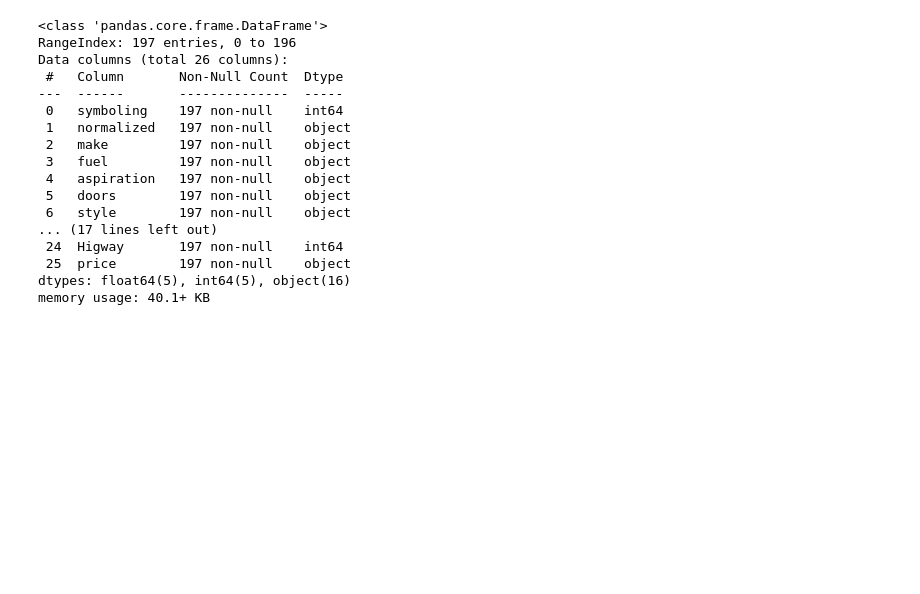
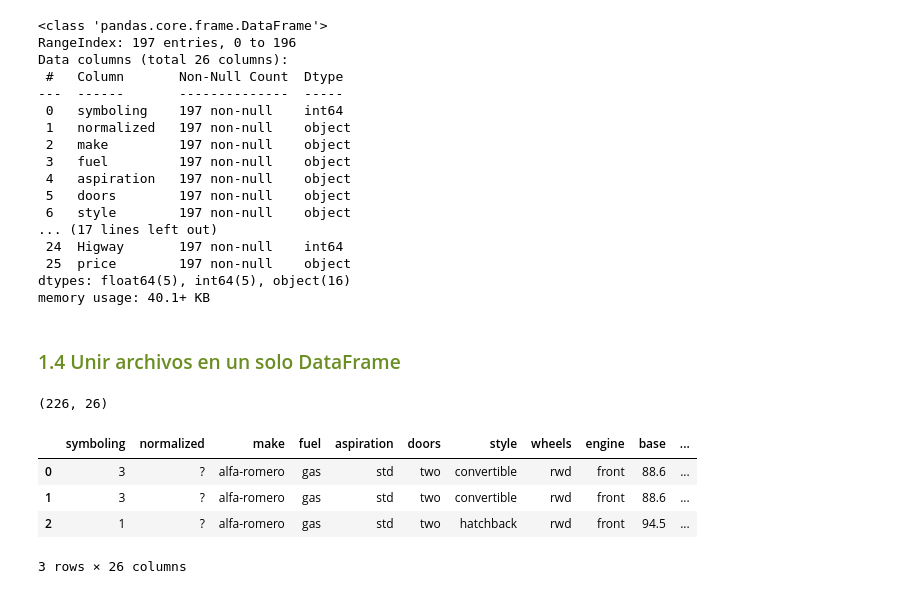
Before and after one commit to lmejicano/DataAnalystModulo2, a Jupyter notebook: AnalisisDatos_Autos.ipynb, the cells around one changed output. Drawn from its saved outputs; the diff is of its cells as text; code cells hidden in the pictures; blank space fills up the shorter version.

```diff
--- a/AnalisisDatos_Autos.ipynb
+++ b/AnalisisDatos_Autos.ipynb
@@ -108,3 +128,19 @@ Data columns (total 26 columns):
  25  price        197 non-null    object
 dtypes: float64(5), int64(5), object(16)
 memory usage: 40.1+ KB
+# %% [markdown]
+<h3 Style="color:#6B8E23">1.4 Unir archivos en un solo DataFrame</h3>
+# %%
+unionArchivos = [df_1er_autos, df_2do_autos] #Esto es una lista de DataFrames
+dfAutos = pd.concat(unionArchivos)
+dfAutos.shape #Para obtener el dimensionamiento numero de registros/numero columnas
+# %% [output]
+(226, 26)
+# %%
+dfAutos.head(3) #Mostrar las primeras tres rows con todas las columnas
+# %% [output]
+|  | symboling | normalized | make | fuel | aspiration | doors | style | wheels | engine | base | ... |
+| 0 | 3 | ? | alfa-romero | gas | std | two | convertible | rwd | front | 88.6 | ... |
+| 1 | 3 | ? | alfa-romero | gas | std | two | convertible | rwd | front | 88.6 | ... |
+| 2 | 1 | ? | alfa-romero | gas | std | two | hatchback | rwd | front | 94.5 | ... |
+3 rows × 26 columns
```
Also changed, not shown: parts of 22 cells of this notebook.
